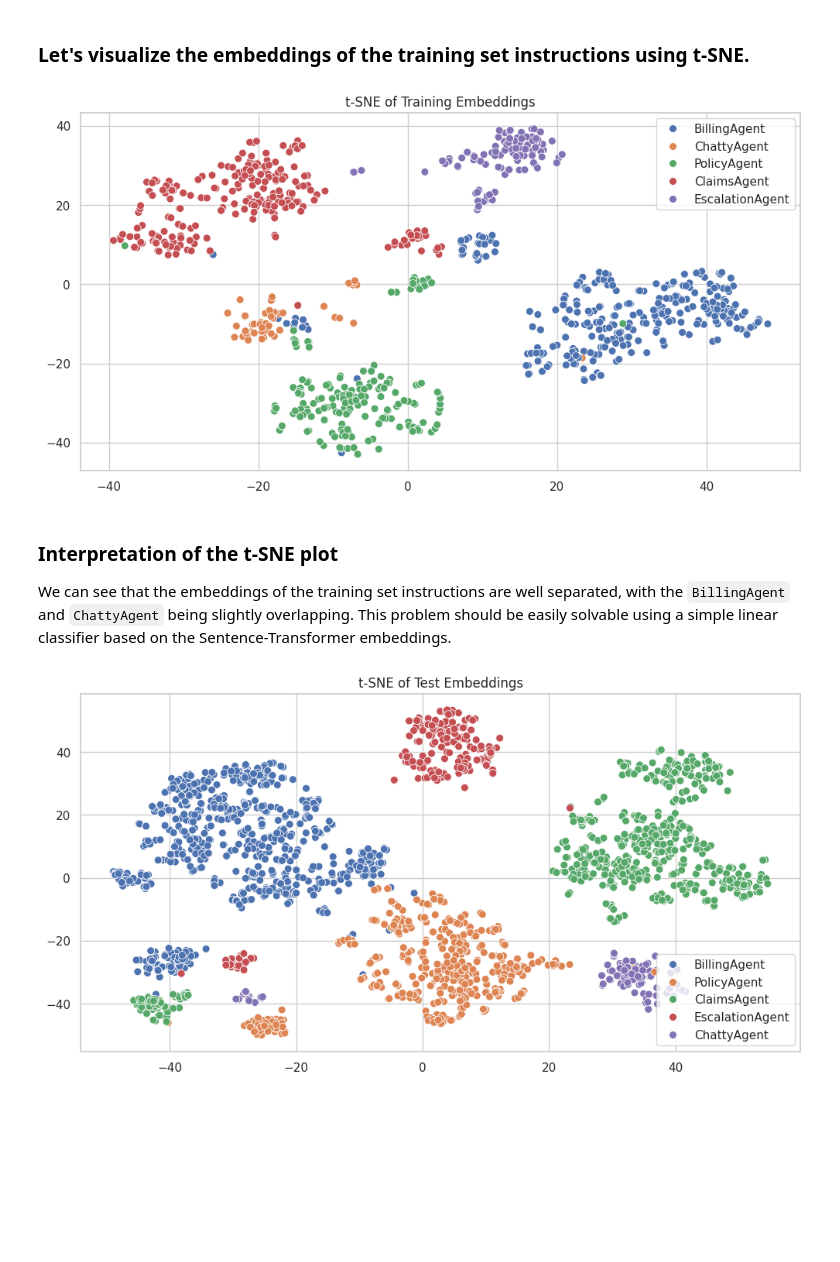
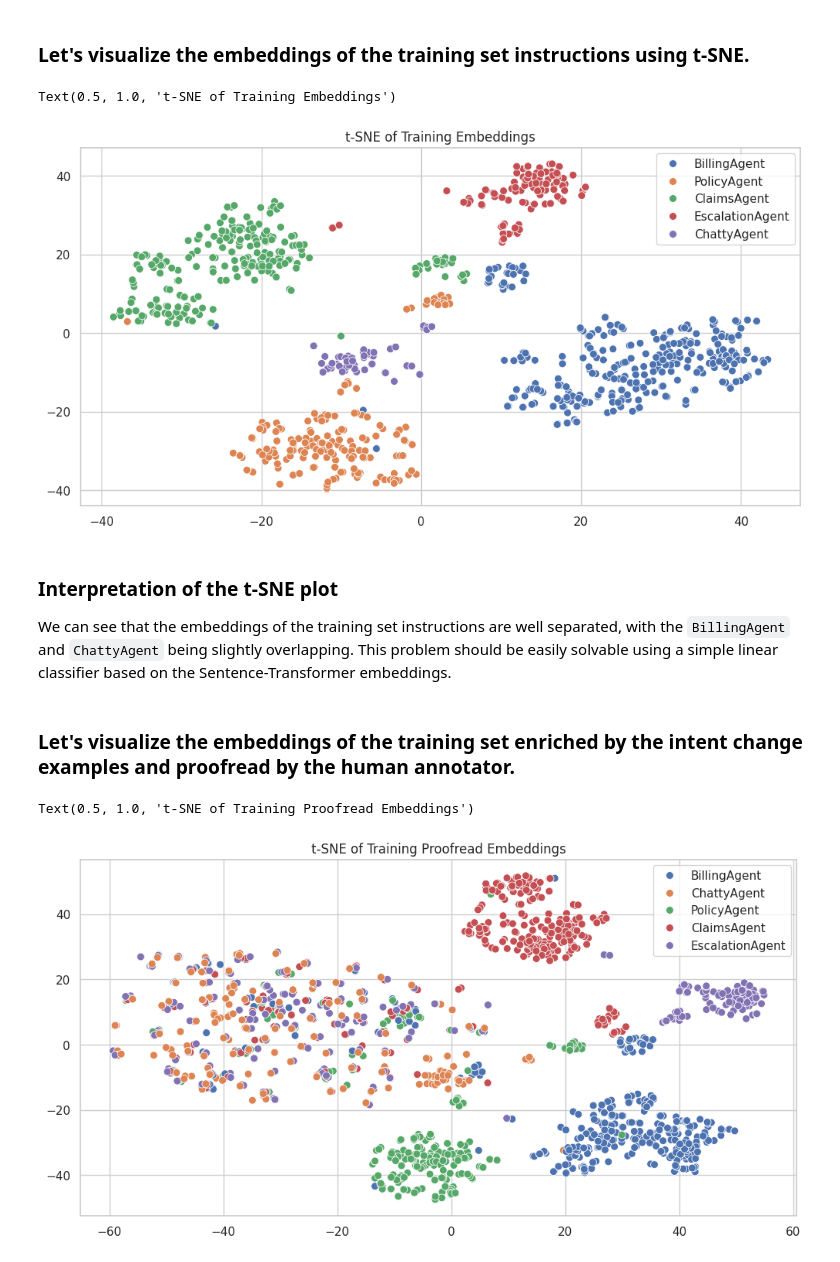
Before and after one commit to eggai-tech/EggAI, a Jupyter notebook: examples/multi_agent_human_chat/agents/triage/notebooks/exploratory_data_analysis.ipynb, the cells around one changed output. Saved outputs shown, nothing was run; the diff lists cells and outputs as text; code cells hidden in the pictures; blank space fills up the shorter version.

```diff
--- a/examples/multi_agent_human_chat/agents/triage/notebooks/exploratory_data_analysis.ipynb
+++ b/examples/multi_agent_human_chat/agents/triage/notebooks/exploratory_data_analysis.ipynb
@@ -22,7 +21,8 @@ def load_jsonl(file_path: str) -> list[dict]:
     return data
 # %%
 # load the training and testing data
-train_dataset = load_jsonl("../data_sets/triage-training-proofread.jsonl")
+train_dataset_proofread = load_jsonl("../data_sets/triage-training-proofread.jsonl")
+train_dataset = load_jsonl("../data_sets/triage-training.jsonl")
 test_dataset = load_jsonl("../data_sets/triage-testing.jsonl")
 # %%
 # plot training data distribution
@@ -73,0 +67,3 @@ print(test_embeddings.shape)
+# %%
+# compute embeddings of the proofread training instructions
+train_proofread_embeddings = model.encode([item["conversation"] for item in train_dataset_proofread])
@@ -87,21 +87,25 @@ plt.title("t-SNE of Training Embeddings")
 # save the plot
 # plt.savefig("train_tsne.png", bbox_inches="tight")
 # %% [output]
+Text(0.5, 1.0, 't-SNE of Training Embeddings')
-[figure, old version]
+[figure, new version]
 # %% [markdown]
 ### Interpretation of the t-SNE plot
 We can see that the embeddings of the training set instructions are well separated, with the `BillingAgent` and `ChattyAgent` being slightly overlapping. This problem should be easily solvable using a simple linear classifier based on the Sentence-Transformer embeddings.
+# %% [markdown]
+### Let's visualize the embeddings of the training set enriched by the intent change examples and proofread by the human annotator.
 # %%
 # compute tsne of the test embeddings
-test_tsne = tsne.fit_transform(test_embeddings)
+train_proofread_tsne = tsne.fit_transform(train_proofread_embeddings)
 # %%
 # plot tsne of the test embeddings together with the categories
 plt.figure(figsize=(12, 6))
-sns.scatterplot(x=test_tsne[:, 0], y=test_tsne[:, 1], hue=[item["target_agent"] for item in test_dataset], s=50)
-plt.title("t-SNE of Test Embeddings")
+sns.scatterplot(x=train_proofread_tsne[:, 0], y=train_proofread_tsne[:, 1], hue=[item["target_agent"] for item in train_dataset_proofread], s=50)
+plt.title("t-SNE of Training Proofread Embeddings")
 # save the plot
 # plt.savefig("test_tsne.png", bbox_inches="tight")
 # %% [output]
+Text(0.5, 1.0, 't-SNE of Training Proofread Embeddings')
-[figure, old version]
+[figure, new version]
 # %% [markdown]
 ### Interpretation of the t-SNE plot
```
Also changed, not shown: parts of 7 cells of this notebook.
